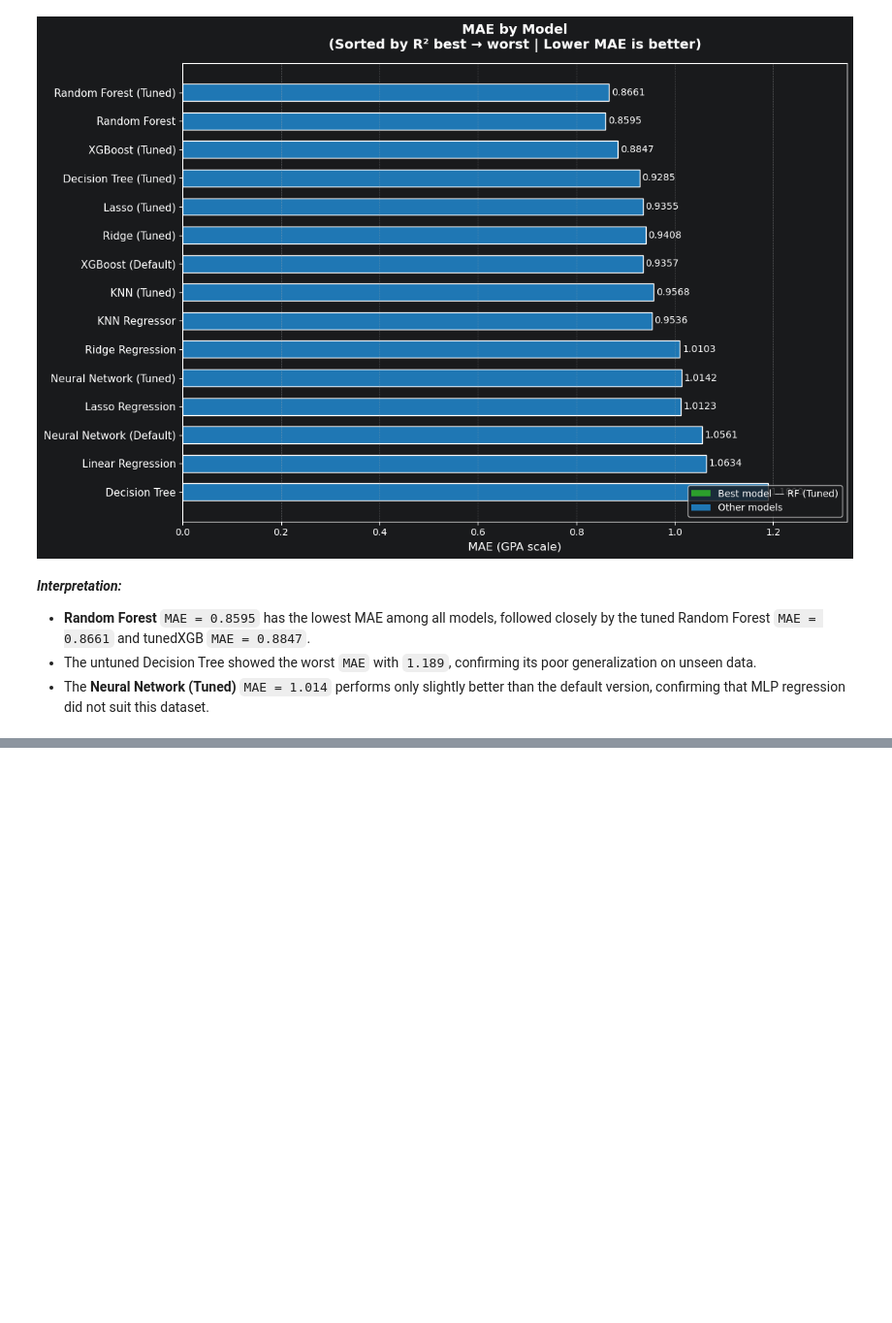
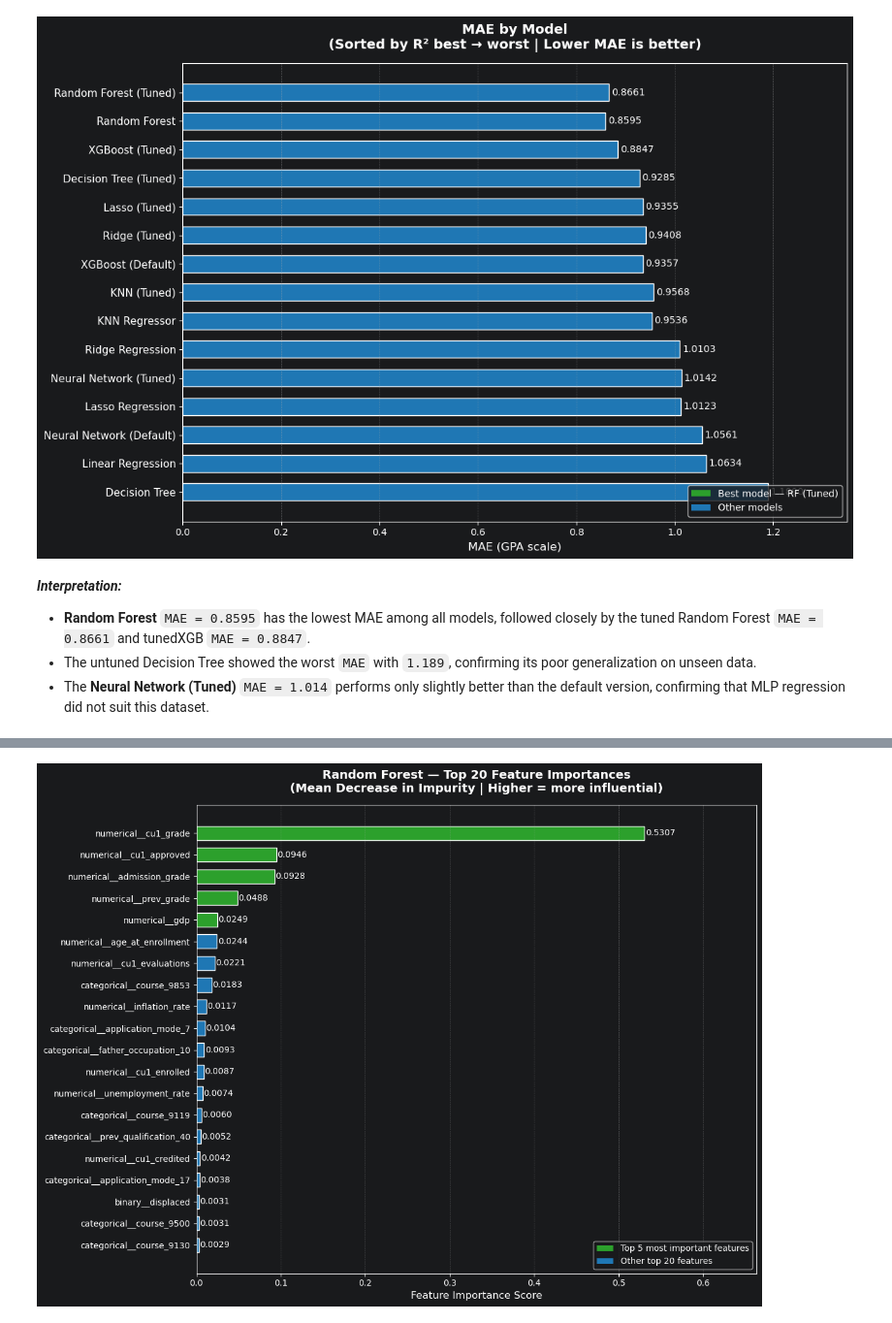
Before and after one commit to weslylaboy/student-outcome-predictor, a Jupyter notebook: notebooks/04_regression_model.ipynb, the cells around one changed output, grey strips where cells are left out. Shown at 97% size. Saved outputs shown, nothing was run; the diff lists cells and outputs as text; code cells hidden in the pictures; blank space fills up the shorter version.

Commit message:
Adds feature importance for regression model. Adds conclusion and recommendation to students advisors

```diff
--- a/notebooks/04_regression_model.ipynb
+++ b/notebooks/04_regression_model.ipynb
@@ -989,0 +1003,46 @@ Ensemble tree models like Random Forest and XGBoost performed better than linear
+# %%
+
+# Get feature names from the preprocessor
+feature_names = rf_best.named_steps['preprocessor'].get_feature_names_out()
+
+# Get feature importances from the RF model
+importances = rf_best.named_steps['model'].feature_importances_
+
+# dataFrame
+feat_imp_df = pd.DataFrame({
+    'Feature': feature_names,
+    'Importance': importances
+}).sort_values('Importance', ascending=False).reset_index(drop=True)
+
+# top 20 features
+top_n = 20
+top_df = feat_imp_df.head(top_n).sort_values('Importance', ascending=True)
+
+# Color: highlight top 5
+colors = ['#2ca02c' if i >= top_n - 5 else '#1f77b4' for i in range(len(top_df))]
+
+fig, ax = plt.subplots(figsize=(12, 9))
+bars = ax.barh(top_df['Feature'], top_df['Importance'], color=colors, edgecolor='white', height=0.65)
+
+for i, v in enumerate(top_df['Importance']):
+    ax.text(v + 0.001, i, f'{v:.4f}', va='center', ha='left', fontsize=10)
+
+ax.set_title('Random Forest — Top 20 Feature Importances\n(Mean Decrease in Impurity | Higher = more influential)',
+
+             fontsize=14, fontweight='bold', pad=15)
+ax.set_xlabel('Feature Importance Score', fontsize=12)
+ax.set_xlim(0, top_df['Importance'].max() * 1.25)
+ax.tick_params(axis='y', labelsize=10)
+ax.tick_params(axis='x', labelsize=10)
+ax.grid(axis='x', linestyle='--', alpha=0.4)
+
+legend_elements = [
+    Patch(facecolor='#2ca02c', label='Top 5 most important features'),
+    Patch(facecolor='#1f77b4', label='Other top 20 features'),
+]
+ax.legend(handles=legend_elements, loc='lower right', fontsize=10)
+plt.tight_layout()
+plt.savefig('../plots/rf_feature_importance.png', dpi=150, bbox_inches='tight')
+plt.show()
+# %% [output]
+[figure, added]
```
Also changed, not shown: parts of 9 cells of this notebook, 1 other file.
